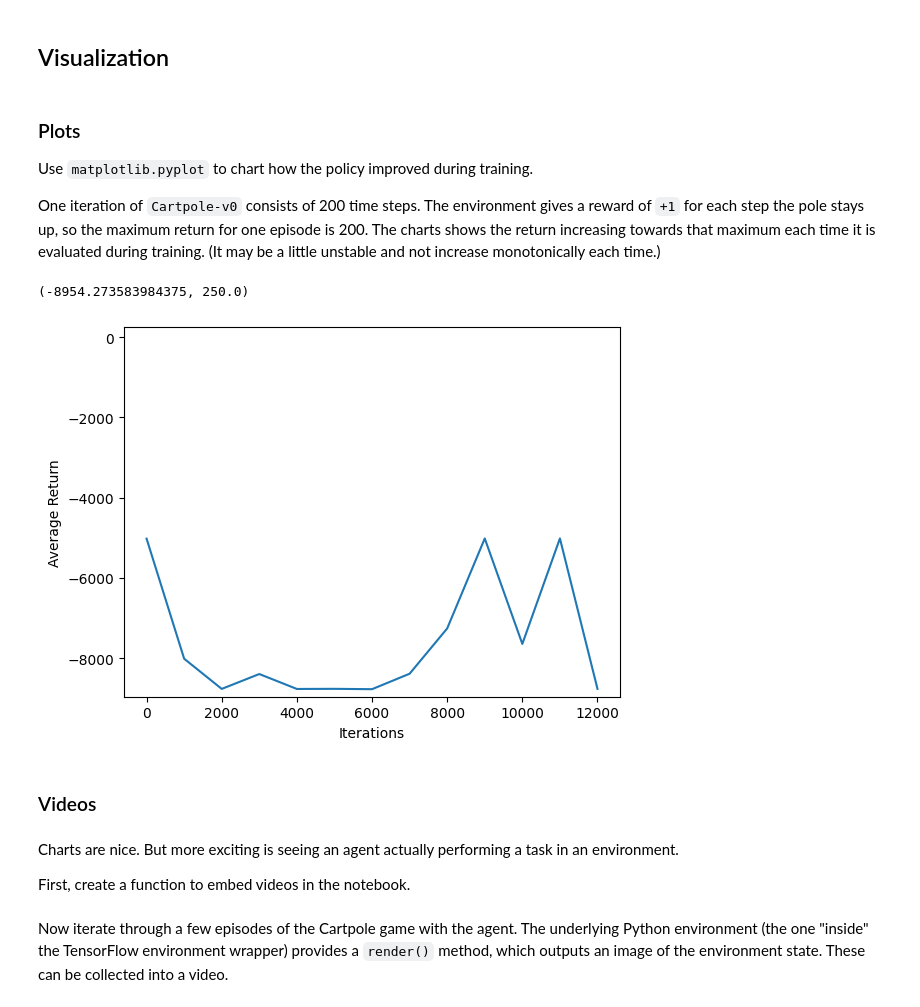
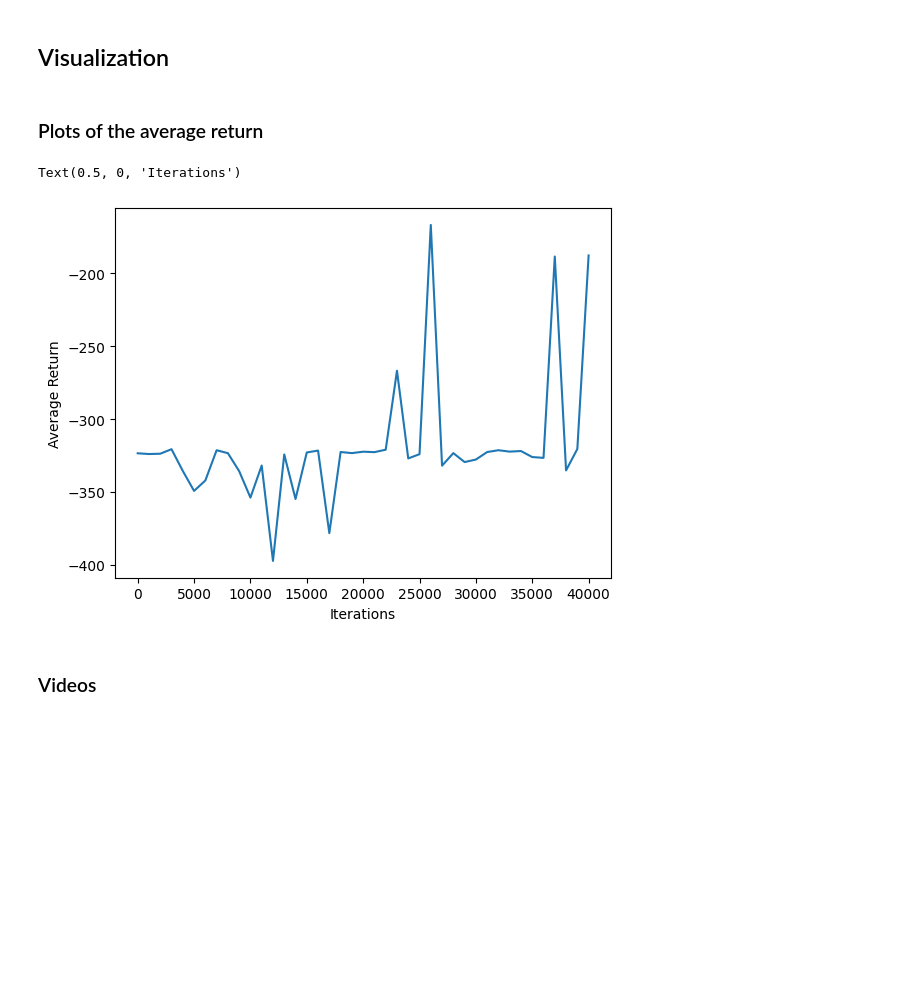
Before and after one commit to samebanimb/Reinforcement_learning_pendulum, a Jupyter notebook: testing.ipynb, the cells around one changed output. Drawn from its saved outputs; the diff is of its cells as text; code cells hidden in the pictures; blank space fills up the shorter version.

```diff
--- a/testing.ipynb
+++ b/testing.ipynb
@@ -480,0 +346,4 @@ step = 12000: Average Return = -8758.65
+# %%
+tf_collect_policy = agent.collect_policy
+collect_policy = py_tf_eager_policy.PyTFEagerPolicy(
+  tf_collect_policy, use_tf_function=True)
@@ -480,0 +443,9 @@ step = 12000: Average Return = -8758.65
+# %%
+eval_actor = actor.Actor(
+  train_py_env,
+  eval_policy,
+  train_step,
+  episodes_per_run=num_eval_episodes,
+  metrics=actor.eval_metrics(num_eval_episodes),
+  summary_dir=os.path.join(tempdir, 'eval'),
+)
@@ -481,25 +597,46 @@ step = 12000: Average Return = -8758.65
+# %%
+try:
+  %%time
+except:
+  pass
+
+# Reset the train step
+tf_agent.train_step_counter.assign(0)
+
+# Evaluate the agent's policy once before training.
+avg_return = get_eval_metrics()["AverageReturn"]
+returns = [avg_return]
+
+for _ in range(num_iterations):
+  # Training.
+  collect_actor.run()
+  loss_info = agent_learner.run(iterations=1)
+
+  # Evaluating.
+  step = agent_learner.train_step_numpy
+
+  if eval_interval and step % eval_interval == 0:
+    metrics = get_eval_metrics()
+    log_eval_metrics(step, metrics)
+    returns.append(metrics["AverageReturn"])
+
+  if log_interval and step % log_interval == 0:
+    print('step = {0}: loss = {1}'.format(step, loss_info.loss.numpy()))
+
+replay_observer.close()
 # %% [markdown]
 ## Visualization
-# %% [markdown]
-### Plots
-
-Use `matplotlib.pyplot` to chart how the policy improved during training.
-
-One iteration of `Cartpole-v0` consists of 200 time steps. The environment gives a reward of `+1` for each step the pole stays up, so the maximum return for one episode is 200. The charts shows the return increasing towards that maximum each time it is evaluated during training. (It may be a little unstable and not increase monotonically each time.)
+# %% [markdown]
+### Plots of the average return
 # %%
 #@test {"skip": true}
 
 iterations = range(0, num_iterations + 1, eval_interval)
 plt.plot(iterations, returns)
 plt.ylabel('Average Return')
 plt.xlabel('Iterations')
-plt.ylim(top=250)
 # %% [output]
-(-8954.273583984375, 250.0)
+Text(0.5, 0, 'Iterations')
-[figure, old version]
+[figure, new version]
 # %% [markdown]
 ### Videos
-# %% [markdown]
-Charts are nice. But more exciting is seeing an agent actually performing a task in an environment.
-
-First, create a function to embed videos in the notebook.
@@ -518,2 +642,0 @@ def embed_mp4(filename):
-# %% [markdown]
-Now iterate through a few episodes of the Cartpole game with the agent. The underlying Python environment (the one "inside" the TensorFlow environment wrapper) provides a `render()` method, which outputs an image of the environment state. These can be collected into a video.
```
Also changed, not shown: parts of 95 cells of this notebook, 11 other files.
